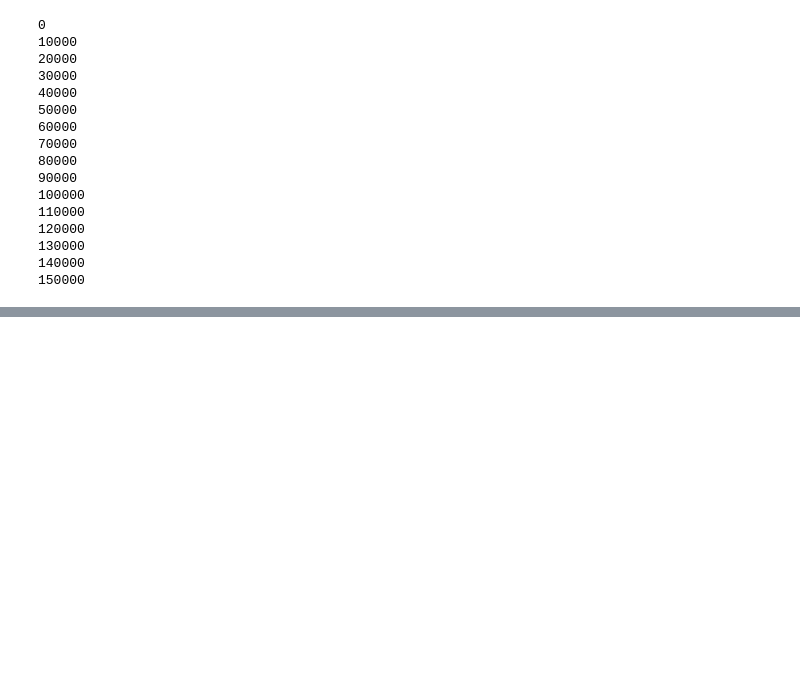
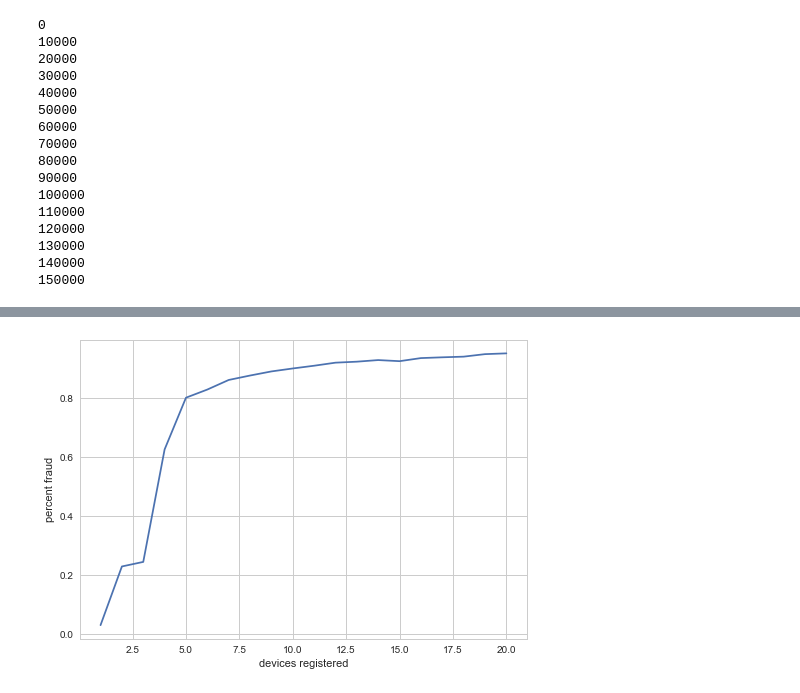
Before and after one commit to chaseWilliams/fraud_identification, a Jupyter notebook: fraud.ipynb, the cells around one changed output, grey strips where cells are left out. Saved outputs shown, nothing was run; the diff lists cells and outputs as text; code cells hidden in the pictures; blank space fills up the shorter version.

```diff
--- a/fraud.ipynb
+++ b/fraud.ipynb
@@ -120,3 +140,16 @@ fraud_df.head(1)
+# %%
+bins = np.arange(1, max(fraud_df['device_uses']) + 1)
+counts = []
+for x in bins:
+    df_slice = fraud_df[fraud_df['device_uses'] == x]
+    counts.append(df_slice['class'].mean())
+
+plt.plot(bins, counts)
+plt.xlabel('devices registered')
+plt.ylabel('percent fraud')
+plt.show()
+# %% [output]
+[figure, added]
 # %%
 bins, step = np.linspace(0, max(fraud_df['elapsed_time']), 200, retstep=True)
 bins = bins[1:]
```
Also changed, not shown: parts of 9 cells of this notebook.
